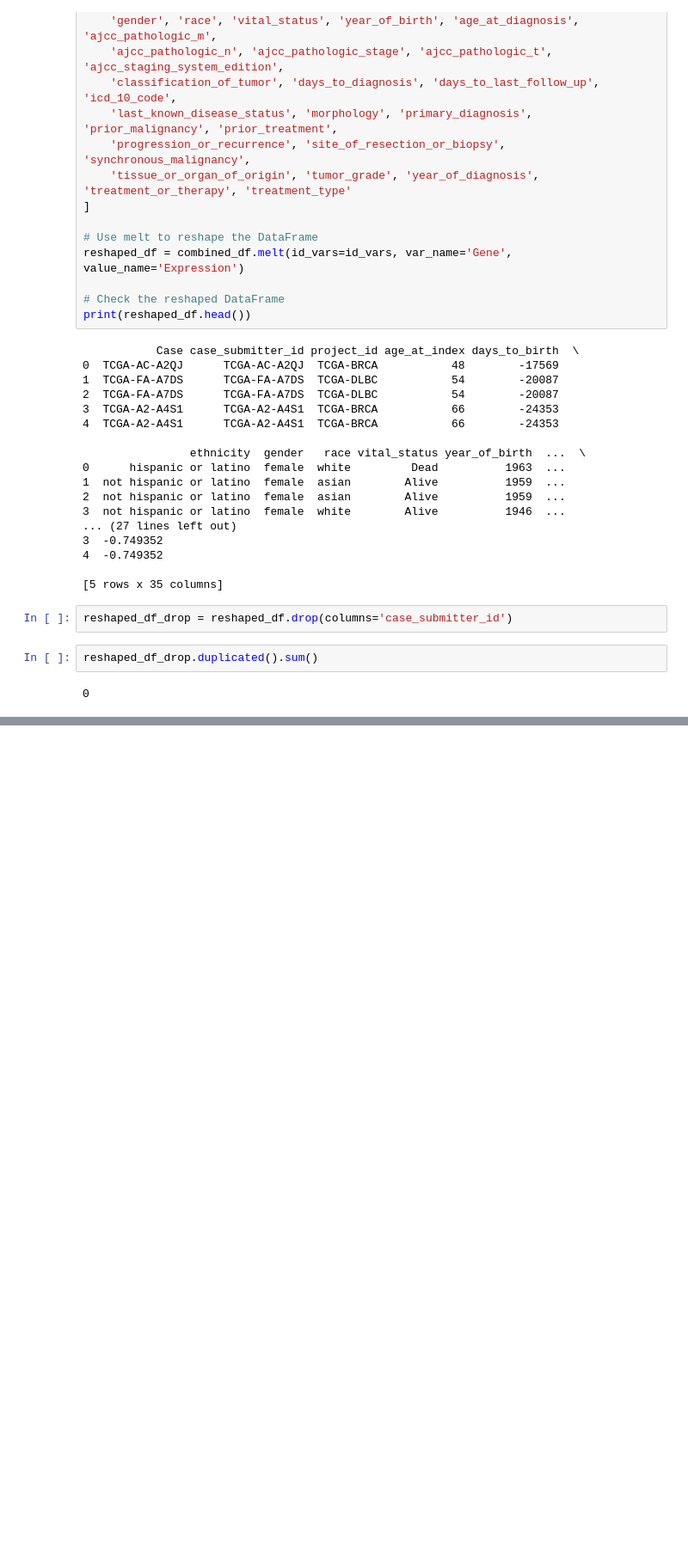
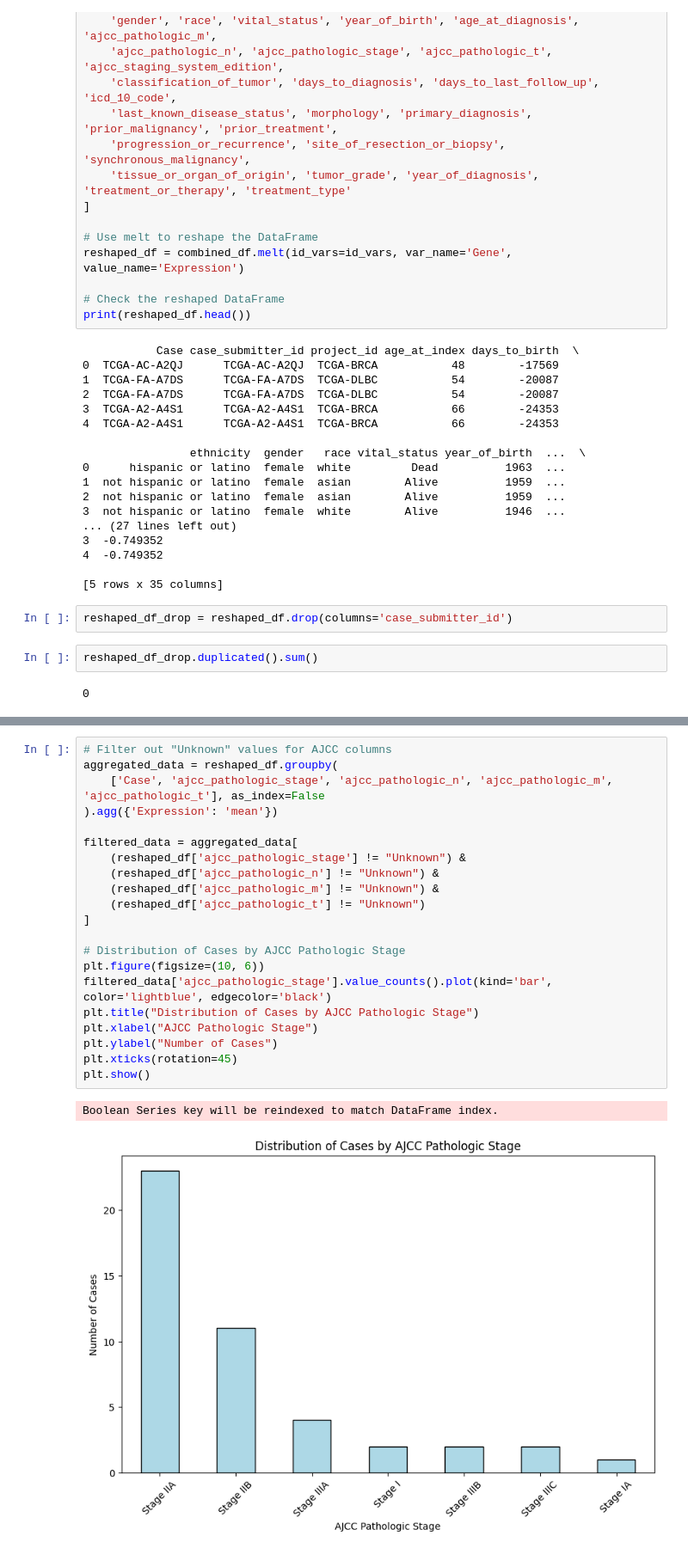
Before and after one commit to aaditya0106/cancer-dashboard, a Jupyter notebook: nciDataAnalysis.ipynb, the cells around one changed output, grey strips where cells are left out. Shown at 86% size. Cells and saved outputs as stored; diff of their text form; blank space fills up the shorter version.

```diff
--- a/nciDataAnalysis.ipynb
+++ b/nciDataAnalysis.ipynb
@@ -472,0 +618,24 @@ Name: count, dtype: int64
+# %%
+# Filter out "Unknown" values for AJCC columns
+aggregated_data = reshaped_df.groupby(
+    ['Case', 'ajcc_pathologic_stage', 'ajcc_pathologic_n', 'ajcc_pathologic_m', 'ajcc_pathologic_t'], as_index=False
+).agg({'Expression': 'mean'})
+
+filtered_data = aggregated_data[
+    (reshaped_df['ajcc_pathologic_stage'] != "Unknown") &
+    (reshaped_df['ajcc_pathologic_n'] != "Unknown") &
+    (reshaped_df['ajcc_pathologic_m'] != "Unknown") &
+    (reshaped_df['ajcc_pathologic_t'] != "Unknown")
+]
+
+# Distribution of Cases by AJCC Pathologic Stage
+plt.figure(figsize=(10, 6))
+filtered_data['ajcc_pathologic_stage'].value_counts().plot(kind='bar', color='lightblue', edgecolor='black')
+plt.title("Distribution of Cases by AJCC Pathologic Stage")
+plt.xlabel("AJCC Pathologic Stage")
+plt.ylabel("Number of Cases")
+plt.xticks(rotation=45)
+plt.show()
+# %% [output]
+Boolean Series key will be reindexed to match DataFrame index.
+[figure, added]
```
Also changed, not shown: parts of 19 cells of this notebook.
